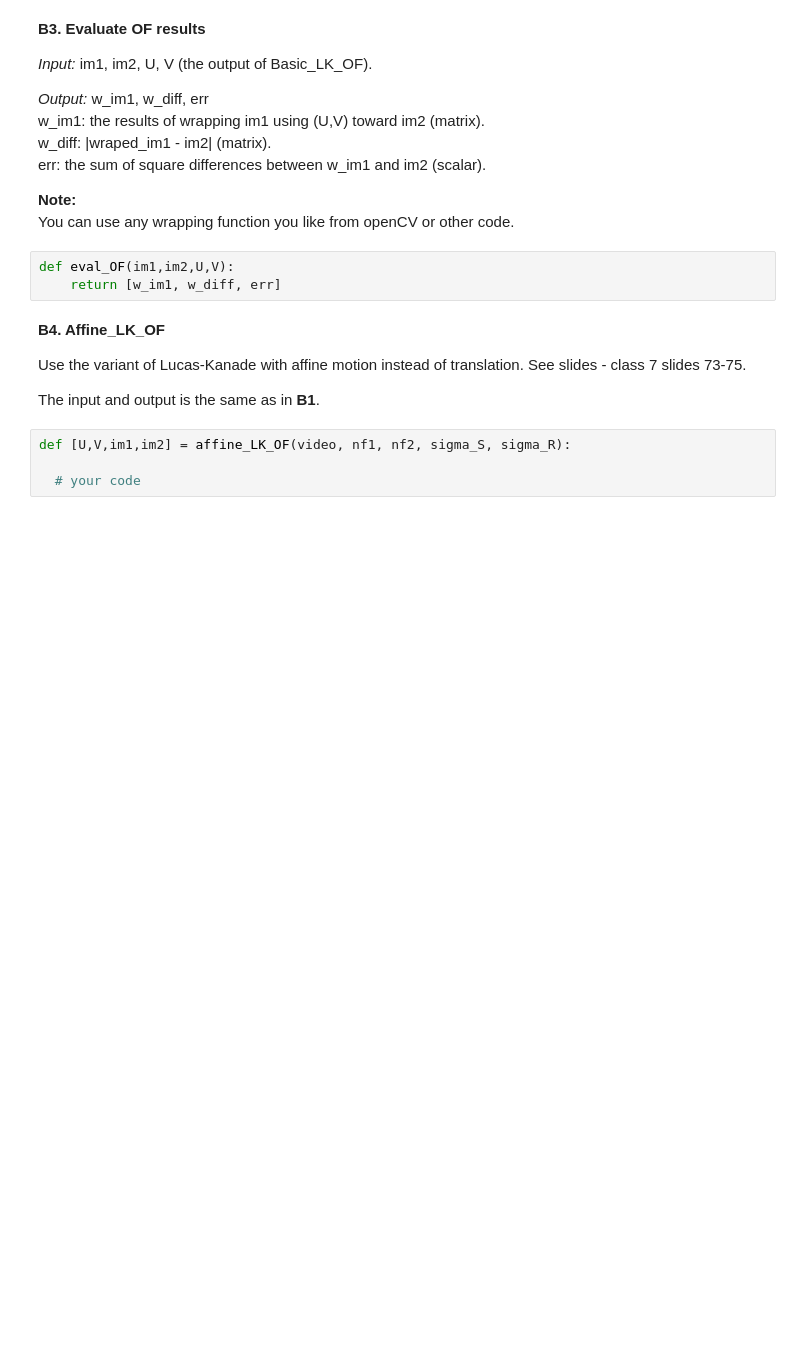
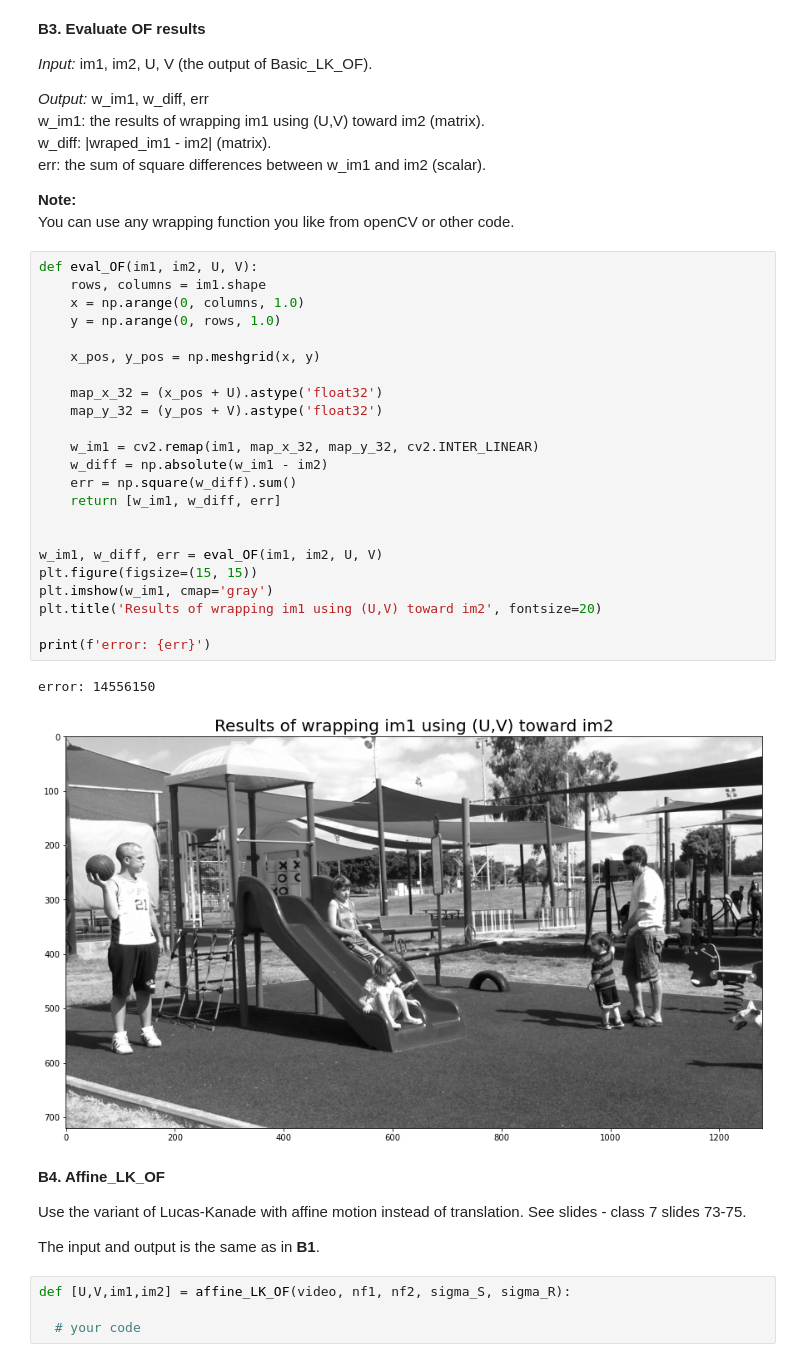
Before and after one commit to Nesher123/Computer-Vision, a Jupyter notebook: HW3/ofir.ipynb, the cells around one changed output. Cells and saved outputs as stored; diff of their text form; blank space fills up the shorter version.

```diff
--- a/HW3/ofir.ipynb
+++ b/HW3/ofir.ipynb
@@ -336,9 +368,32 @@ err: the sum of square differences between w_im1 and im2 (scalar).
 
 **Note:**\
  You can use any wrapping function you like from openCV or other code.
-# %%
-def eval_OF(im1,im2,U,V):
-    return [w_im1, w_diff, err]
+# %%
+def eval_OF(im1, im2, U, V):
+    rows, columns = im1.shape
+    x = np.arange(0, columns, 1.0)
+    y = np.arange(0, rows, 1.0)
+
+    x_pos, y_pos = np.meshgrid(x, y)
+
+    map_x_32 = (x_pos + U).astype('float32')
+    map_y_32 = (y_pos + V).astype('float32')
+
+    w_im1 = cv2.remap(im1, map_x_32, map_y_32, cv2.INTER_LINEAR)
+    w_diff = np.absolute(w_im1 - im2)
+    err = np.square(w_diff).sum()
+    return [w_im1, w_diff, err]
+
+
+w_im1, w_diff, err = eval_OF(im1, im2, U, V)
+plt.figure(figsize=(15, 15))
+plt.imshow(w_im1, cmap='gray')
+plt.title('Results of wrapping im1 using (U,V) toward im2', fontsize=20)
+
+print(f'error: {err}')
+# %% [output]
+error: 14556150
+[figure, added]
 # %% [markdown]
 **B4. Affine_LK_OF**
 
```
Also changed, not shown: parts of 8 cells of this notebook.
